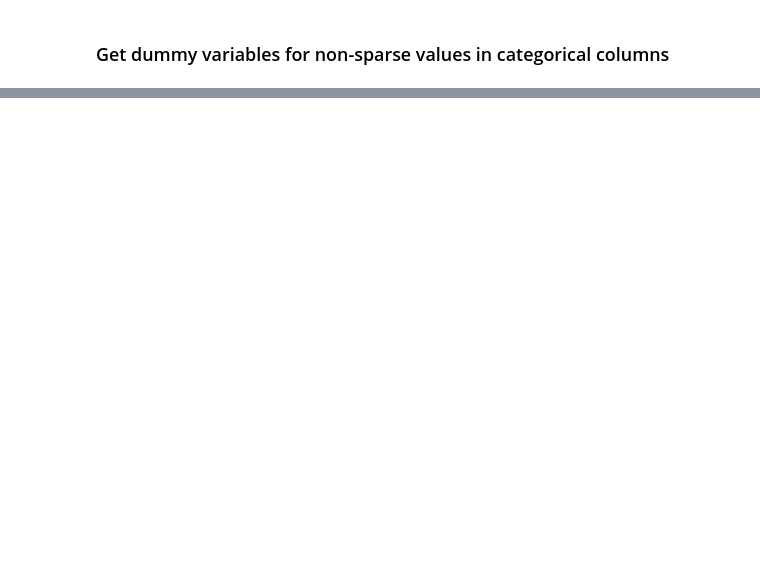
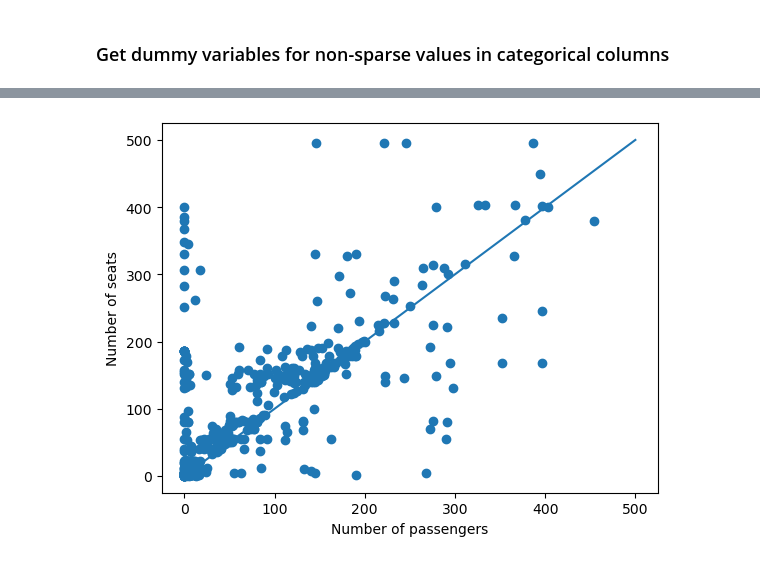
Before and after one commit to TheErdosInstitute-Summer2025-Project/aviation-project, a Jupyter notebook: jupyter-notebooks/ntsb_feature_selection.ipynb, the cells around one changed output, grey strips where cells are left out. Saved outputs shown, nothing was run; the diff lists cells and outputs as text; code cells hidden in the pictures; blank space fills up the shorter version.

```diff
--- a/jupyter-notebooks/ntsb_feature_selection.ipynb
+++ b/jupyter-notebooks/ntsb_feature_selection.ipynb
@@ -41,13 +42,12 @@ def drop_sparse_columns(data, threshold, safe_cols=None):
 
         # drop col if the column is too sparse
         if prop_na > 1 - threshold:
-            data.drop(col, inplace=True)
+            data.drop(columns=col, inplace=True)
 
     return data
 # %%
-# safe_cols = data.columns makes the function do nothing
-# change this parameter in order to deploy the function
-data = drop_sparse_columns(data, 0.3, safe_cols=data.columns)
+# If we want to impute 0 for the unknown inj_*_grnd columns then we don't need to mark them safe
+data = drop_sparse_columns(data, 0.4, safe_cols=['inj_m_grnd', 'inj_f_grnd', 'inj_s_grnd'])
 # %% [markdown]
 ### Get dummy variables for non-sparse values in categorical columns
 # %%
@@ -88,5 +88,4 @@ def get_dummies_frequent_values(data, threshold, columns=None):
 # threshold set to 0.04 to get dummies for DAYL and NITE only
 # TODO will this work on the test / validation data if the proportions of each light_cond are a bit different?
 
-data = get_dummies_frequent_values(data, ['light_cond'], 0.03)
-data.head()
+data = get_dummies_frequent_values(data, 0.03, ['light_cond'])
@@ -100,0 +92,6 @@ data.head()
+# %%
+data['num_people_onboard'] = data['inj_tot_f'] + data['inj_tot_m'] + data['inj_tot_n'] + data['inj_tot_s']
+data['prop_onboard_inj'] =  (data['num_people_onboard'] - data['inj_tot_n'])/ data['num_people_onboard']
+data['prop_onboard_inj_m'] =  data['inj_tot_m'] / data['num_people_onboard']
+data['prop_onboard_inj_s'] =  data['inj_tot_s'] / data['num_people_onboard']
+data['prop_onboard_inj_f'] =  data['inj_tot_f'] / data['num_people_onboard']
@@ -100,0 +101,12 @@ data.head()
+# %%
+real_data = data.loc[data['total_seats']<500]
+
+x = np.linspace(0,500,1000)
+
+plt.scatter(real_data['num_people_onboard'], real_data['total_seats'])
+plt.xlabel('Number of passengers')
+plt.ylabel('Number of seats')
+plt.plot(x,x)
+plt.show()
+# %% [output]
+[figure, added]
```
Also changed, not shown: parts of 5 cells of this notebook, 1 other file.
